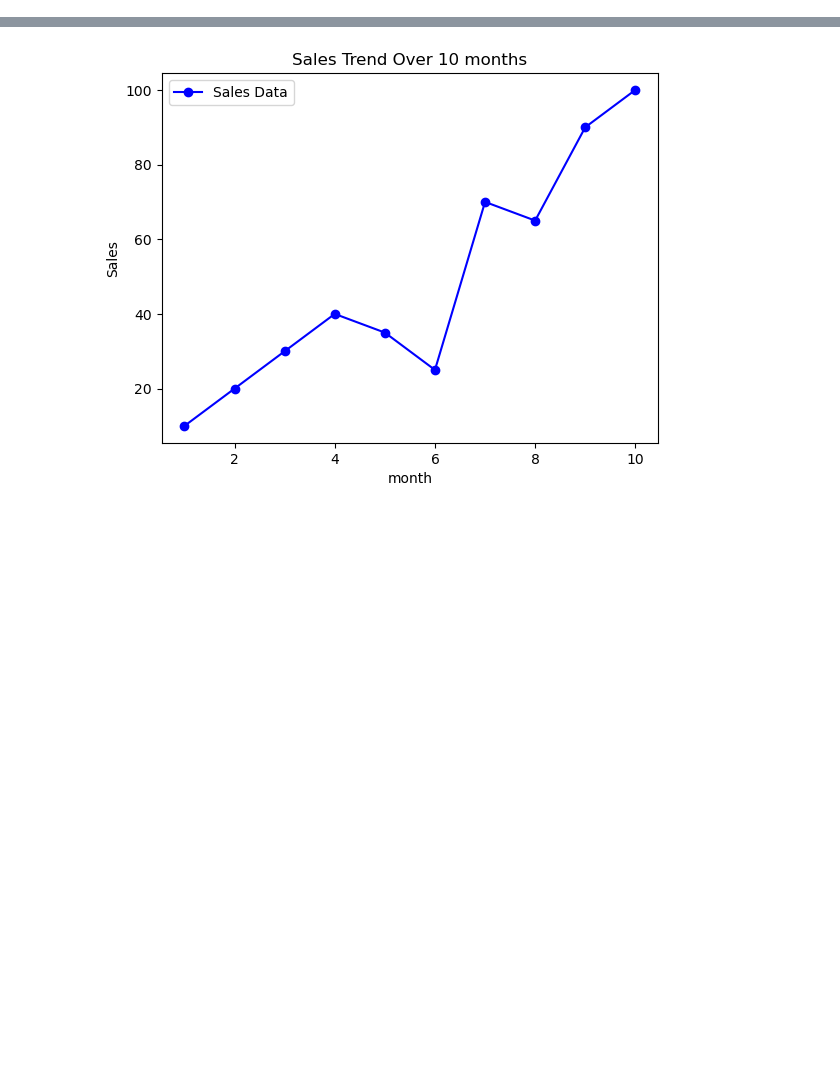
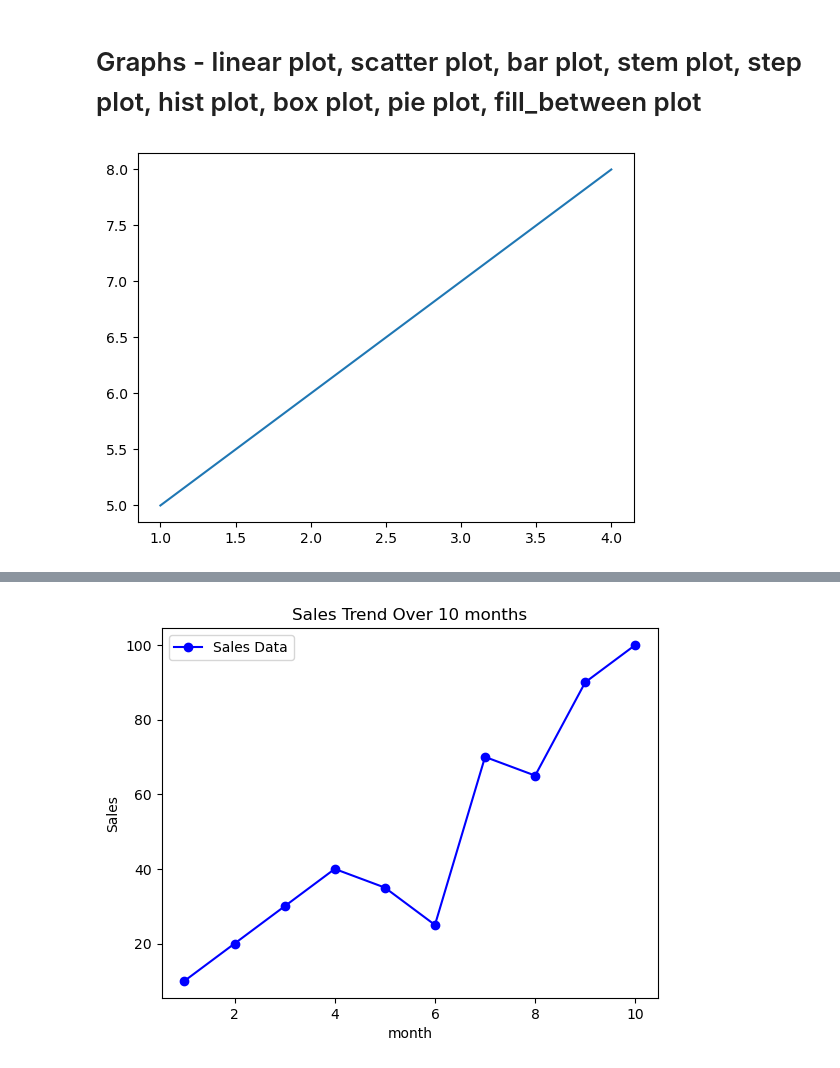
Before and after one commit to parshant44/python-learning, a Jupyter notebook: Matplotlib.ipynb, the cells around one changed output, grey strips where cells are left out. Saved outputs shown, nothing was run; the diff lists cells and outputs as text; code cells hidden in the pictures; blank space fills up the shorter version.

Commit message:
matplotlib

```diff
--- a/Matplotlib.ipynb
+++ b/Matplotlib.ipynb
@@ -0,0 +4,12 @@
+# %% [markdown]
+# Graphs - linear plot, scatter plot, bar plot, stem plot, step plot, hist plot, box plot, pie plot, fill_between plot
+# %%
+import matplotlib.pyplot as plt
+x=[1,2,3,4]
+y=[5,6,7,8]
+
+plt.plot(x,y)
+
+plt.show()
+# %% [output]
+[figure, added]
```
Also changed, not shown: parts of 68 cells of this notebook, 3 other files.
